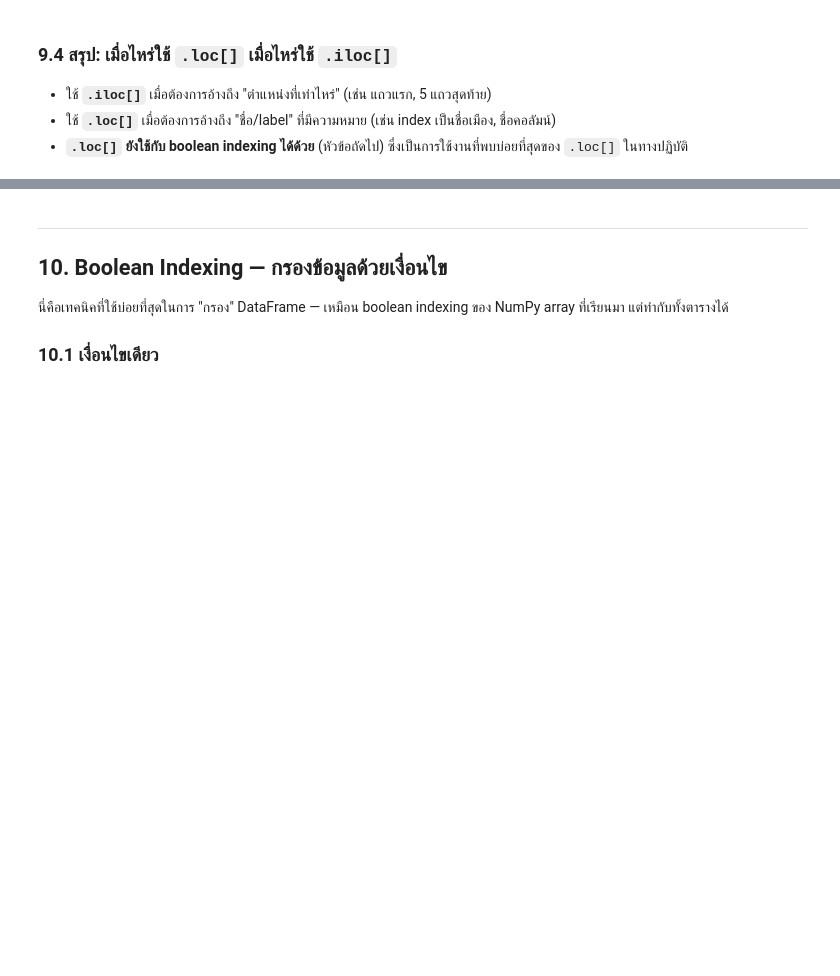
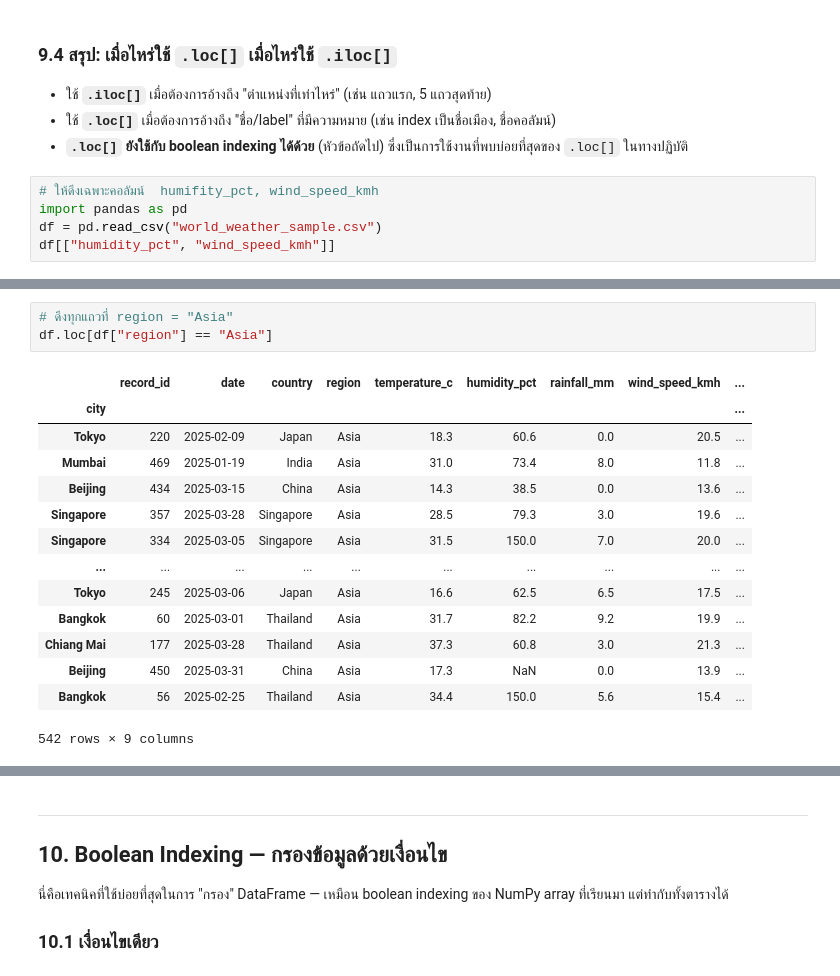
Before and after one commit to thanakppm/Thanakorn_Phongphet_683020572-7, a Jupyter notebook: SC612104_Session08_Pandas_Basics.ipynb, the cells around one changed output, grey strips where cells are left out. Cells and saved outputs as stored; diff of their text form; blank space fills up the shorter version.

```diff
--- a/SC612104_Session08_Pandas_Basics.ipynb
+++ b/SC612104_Session08_Pandas_Basics.ipynb
@@ -515,3 +551,8 @@ print(df_city_index.iloc[0])
 - ใช้ **`.iloc[]`** เมื่อต้องการอ้างถึง "ตำแหน่งที่เท่าไหร่" (เช่น แถวแรก, 5 แถวสุดท้าย)
 - ใช้ **`.loc[]`** เมื่อต้องการอ้างถึง "ชื่อ/label" ที่มีความหมาย (เช่น index เป็นชื่อเมือง, ชื่อคอลัมน์)
 - **`.loc[]` ยังใช้กับ boolean indexing ได้ด้วย** (หัวข้อถัดไป) ซึ่งเป็นการใช้งานที่พบบ่อยที่สุดของ `.loc[]` ในทางปฏิบัติ
+# %%
+# ให้ดึงเฉพาะคอลัมน์  humifity_pct, wind_speed_kmh
+import pandas as pd
+df = pd.read_csv("world_weather_sample.csv")
+df[["humidity_pct", "wind_speed_kmh"]]
@@ -517,0 +573,18 @@ print(df_city_index.iloc[0])
+# %%
+# ดึงทุกแถวที่ region = "Asia"
+df.loc[df["region"] == "Asia"]
+# %% [output]
+|  | record_id | date | country | region | temperature_c | humidity_pct | rainfall_mm | wind_speed_kmh | ... |
+| city |  |  |  |  |  |  |  |  | ... |
+| Tokyo | 220 | 2025-02-09 | Japan | Asia | 18.3 | 60.6 | 0.0 | 20.5 | ... |
+| Mumbai | 469 | 2025-01-19 | India | Asia | 31.0 | 73.4 | 8.0 | 11.8 | ... |
+| Beijing | 434 | 2025-03-15 | China | Asia | 14.3 | 38.5 | 0.0 | 13.6 | ... |
+| Singapore | 357 | 2025-03-28 | Singapore | Asia | 28.5 | 79.3 | 3.0 | 19.6 | ... |
+| Singapore | 334 | 2025-03-05 | Singapore | Asia | 31.5 | 150.0 | 7.0 | 20.0 | ... |
+| ... | ... | ... | ... | ... | ... | ... | ... | ... | ... |
+| Tokyo | 245 | 2025-03-06 | Japan | Asia | 16.6 | 62.5 | 6.5 | 17.5 | ... |
+| Bangkok | 60 | 2025-03-01 | Thailand | Asia | 31.7 | 82.2 | 9.2 | 19.9 | ... |
+| Chiang Mai | 177 | 2025-03-28 | Thailand | Asia | 37.3 | 60.8 | 3.0 | 21.3 | ... |
+| Beijing | 450 | 2025-03-31 | China | Asia | 17.3 | NaN | 0.0 | 13.9 | ... |
+| Bangkok | 56 | 2025-02-25 | Thailand | Asia | 34.4 | 150.0 | 5.6 | 15.4 | ... |
+542 rows × 9 columns
```
Also changed, not shown: parts of 9 cells of this notebook.
